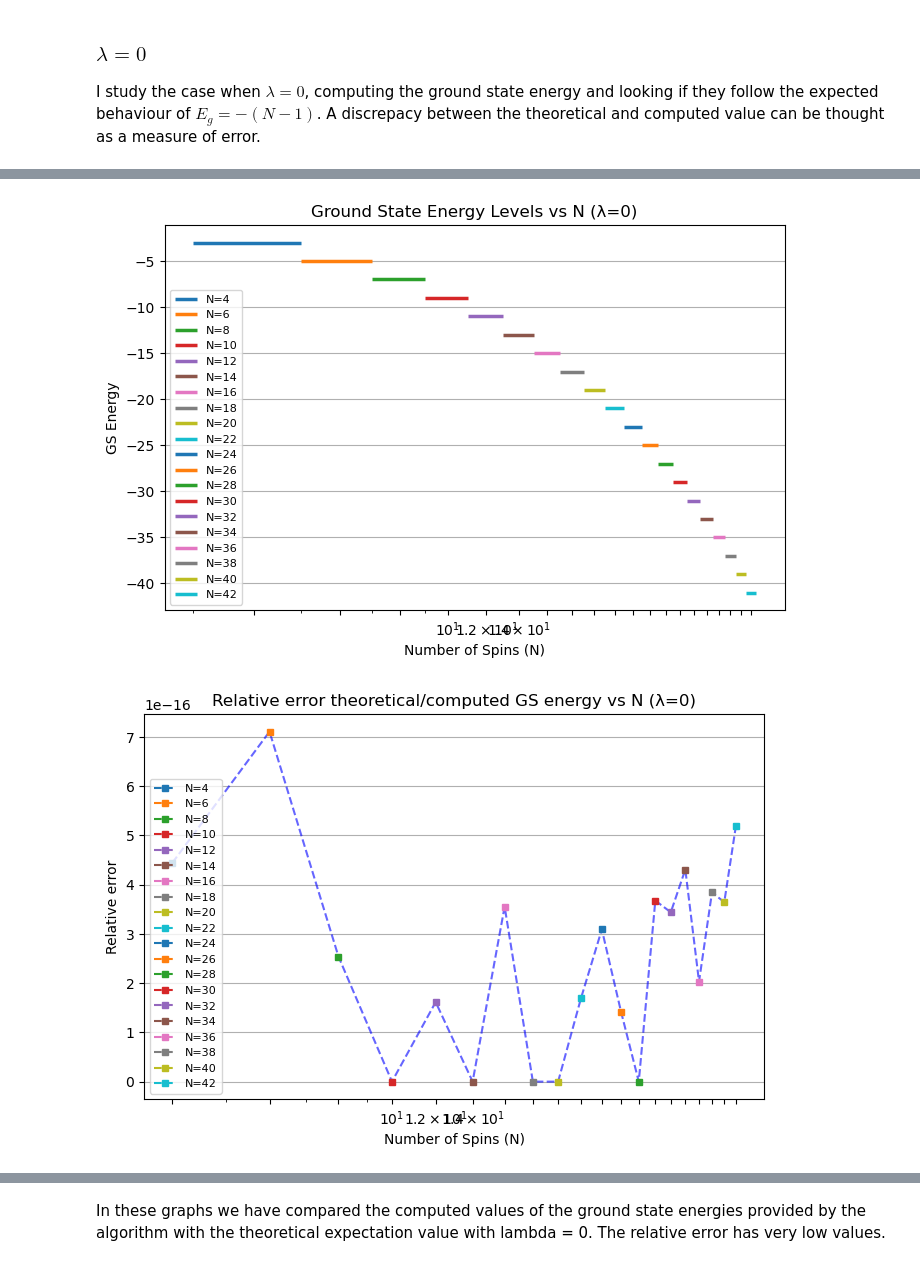
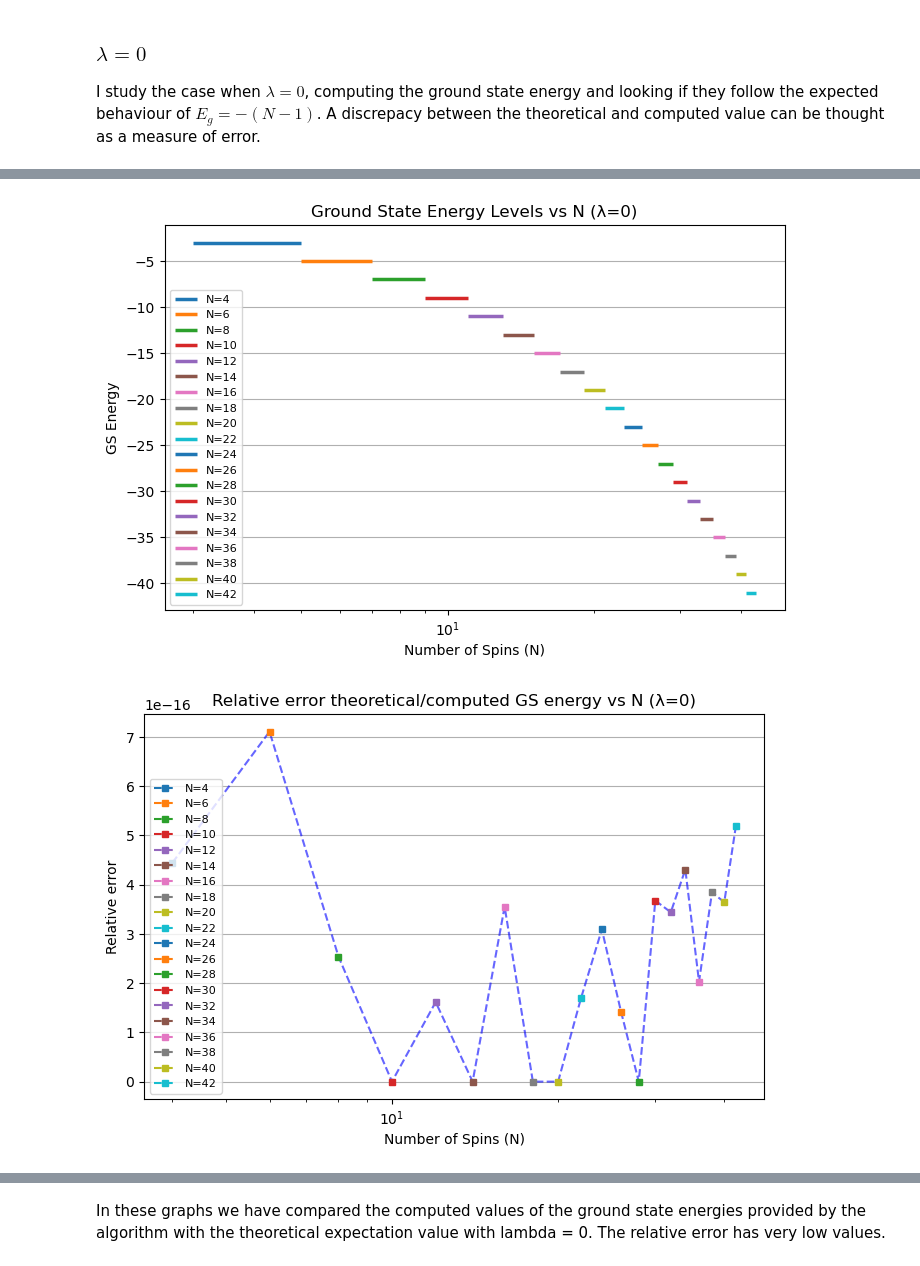
Before and after one commit to sdracia/QIC, a Jupyter notebook: 08_Assignement/infiniteDMRG.ipynb, the cells around one changed output, grey strips where cells are left out. Drawn from its saved outputs; the diff is of its cells as text; code cells hidden in the pictures.

```diff
--- a/08_Assignement/infiniteDMRG.ipynb
+++ b/08_Assignement/infiniteDMRG.ipynb
@@ -39,18 +37,18 @@ Reached N = 42 with precision: delta = 0.0011904761904760752
 # %%
 plt.figure(figsize=(8, 5))
 
 id.plot_dict_N_GSen(gs_eigval, "hlines")
 
 plt.xscale('log')
-plt.xticks(list(gs_eigval.keys()))
+# plt.xticks(list(gs_eigval.keys()))
 plt.xlabel('Number of Spins (N)')
 plt.ylabel('GS Energy')
 plt.title(f'Ground State Energy Levels vs N (λ=0)')
 plt.legend(loc='lower left', fontsize = 8)
 plt.grid(axis='y')
 plt.show()
 # %% [output]
-[figure, old version]
+[figure, new version]
 # %%
 plt.figure(figsize=(8, 5))
 plt.plot(list(error_eigval.keys()),list(error_eigval.values()), "--", color = "blue", alpha = 0.6)
@@ -58,7 +56,7 @@ plt.plot(list(error_eigval.keys()),list(error_eigval.values()), "--", color = "b
 id.plot_dict_N_GSen(error_eigval, "plot")
 
 plt.xscale('log')
-plt.xticks(list(error_eigval.keys()))
+# plt.xticks(list(error_eigval.keys()))
 plt.xlabel('Number of Spins (N)')
 plt.ylabel('Relative error')
 plt.title(f'Relative error theoretical/computed GS energy vs N (λ=0)')
@@ -66,7 +64,7 @@ plt.legend(loc='lower left', fontsize = 8)
 plt.grid(axis='y')
 plt.show()
 # %% [output]
-[figure, old version]
+[figure, new version]
 # %%
 plt.figure(figsize=(8, 5))
 plt.plot(list(deltas_dim.keys()),list(deltas_dim.values()), "--", color = "blue", alpha = 0.6)
```
Also changed, not shown: parts of 4 cells of this notebook, 1 other file.
